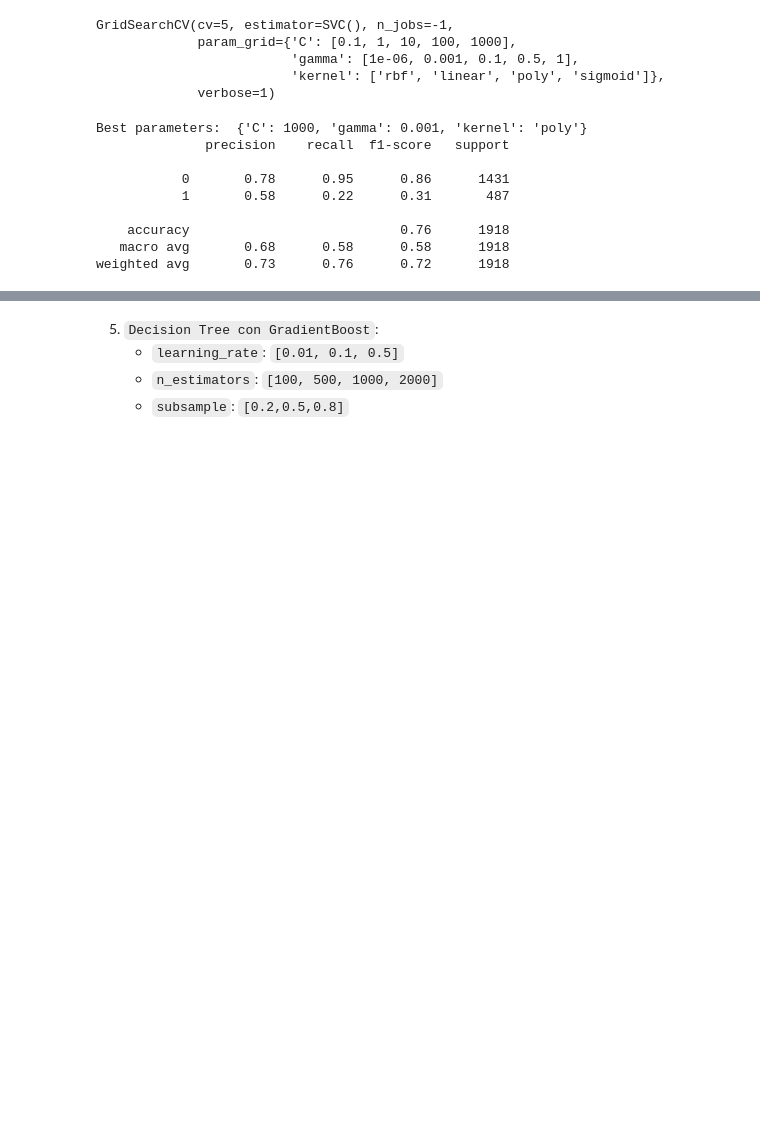
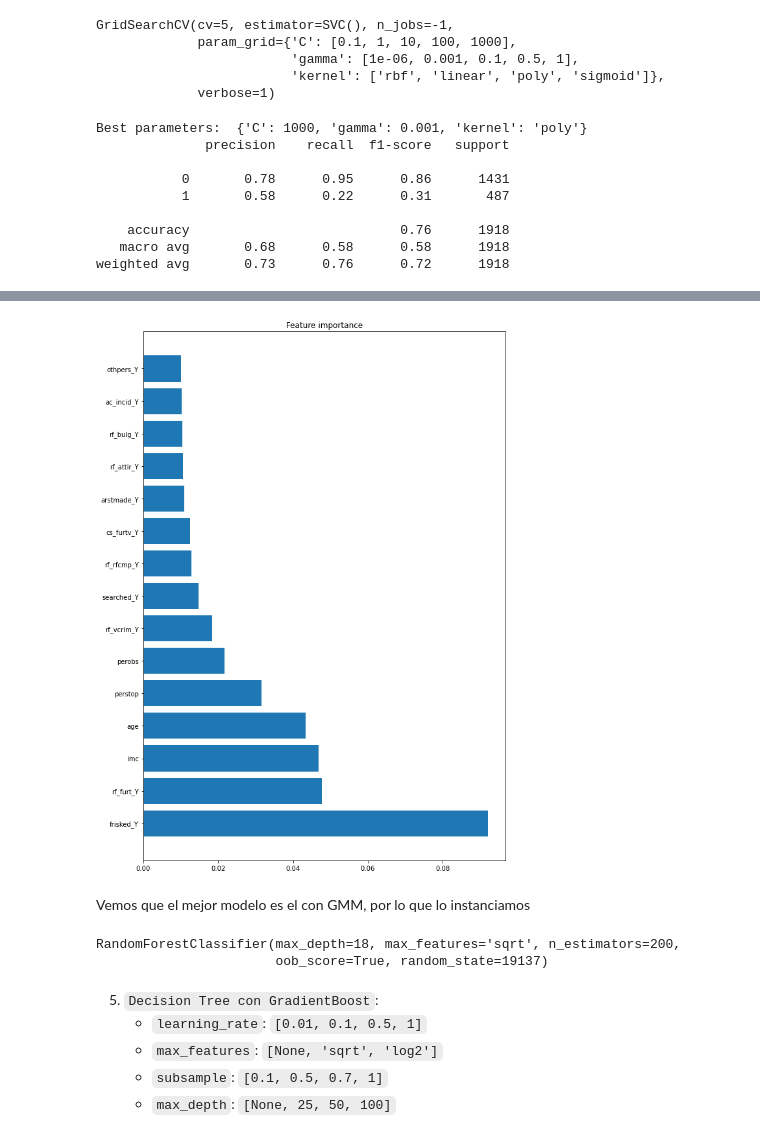
Before and after one commit to Japsz/DesafioLatam, a Jupyter notebook: Unidad 3 - Machine Learning/Prueba/Predicción de delitos/hito1.ipynb, the cells around one changed output, grey strips where cells are left out. Drawn from its saved outputs; the diff is of its cells as text; code cells hidden in the pictures; blank space fills up the shorter version.

```diff
--- a/Unidad 3 - Machine Learning/Prueba/Predicción de delitos/hito1.ipynb
+++ b/Unidad 3 - Machine Learning/Prueba/Predicción de delitos/hito1.ipynb
@@ -778,0 +827,4 @@ weighted avg       0.62      0.36      0.35      1918
+# %%
+# Instanciamos el modelo con los mejores hiperparámetros
+qdaModel = QuadraticDiscriminantAnalysis(priors=None)
+qdaModel.fit(X_GMM_train, y_GMM_train)
@@ -825,10 +889,10 @@ weighted avg       0.73      0.76      0.72      1918
 # %%
 # Definimos los hiperparámetros de búsqueda para Random Forest
-max_depth = [None, 3, 5, 15, 25]
-n_estimators = [50, 200, 500]
+max_depth = np.linspace(2, len(newDf.columns), 10, dtype=int)
+n_estimators = [50, 100, 200]
 max_features = [None, 'sqrt', 'log2']
 # Entrenamos el modelo
-rfSearch = GridSearchCV(RandomForestClassifier(random_state=19137, oob_score=True), {'max_depth': max_depth, 'n_estimators': n_estimators, 'max_features': max_features}, cv=10, n_jobs=-1, verbose=1)
+rfSearch = GridSearchCV(RandomForestClassifier(random_state=19137, oob_score=True), {'max_depth': max_depth, 'n_estimators': n_estimators, 'max_features': max_features}, cv=3, n_jobs=-1, verbose=1)
 rfSearch.fit(X_train, y_train)
 # Evaluamos los mejores hiperparámetros
 print('Best parameters: ', rfSearch.best_params_)
@@ -852,6 +915,6 @@ weighted avg       0.73      0.76      0.71      1918
 # %%
 # Entrenamos el modelo
-rfSearch = GridSearchCV(RandomForestClassifier(random_state=19137, oob_score=True), {'max_depth': max_depth, 'n_estimators': n_estimators, 'max_features': max_features}, cv=10, n_jobs=-1, verbose=1)
+rfSearch = GridSearchCV(RandomForestClassifier(random_state=19137, oob_score=True), {'max_depth': max_depth, 'n_estimators': n_estimators, 'max_features': max_features}, cv=3, n_jobs=-1, verbose=1)
 rfSearch.fit(X_GMM_train, y_GMM_train)
 # Evaluamos los mejores hiperparámetros
 print('Best parameters: ', rfSearch.best_params_)
@@ -875,8 +937,40 @@ weighted avg       0.73      0.76      0.72      1918
+# %%
+# Traemos el método de la lectura y le hacemos mejoras
+def plot_importance(fit_model, feat_names, number = 50, size=(20, 15), plot=True):
+    """TODO: Docstring for plot_importance.
+
+    :fit_model: TODO
+    :: TODO
+    :returns: TODO
+
+    """
+    tmp_importance = fit_model.feature_importances_
+    sort_importance = np.argsort(tmp_importance)[::-1]
+    names = [feat_names[i] for i in sort_importance]
+    if plot:
+        plt.figure(figsize=size)
+        plt.title("Feature importance")
+        plt.barh(range(number), tmp_importance[sort_importance[:number]])
+        plt.yticks(range(number), names[:number], rotation=0)
+    return names[:number]
+plot_importance(rfSearch.best_estimator_, gmmMixtureDf.columns, number=15, plot=True, size=(10, 15));
+# %% [output]
+[figure, added]
+# %% [markdown]
+Vemos que el mejor modelo es el con GMM, por lo que lo instanciamos
+# %%
+# Instanciamos el modelo con los mejores hiperparámetros
+rfModel = RandomForestClassifier(max_depth=18, n_estimators=200, max_features='sqrt', random_state=19137, oob_score=True)
+rfModel.fit(X_GMM_train, y_GMM_train)
+# %% [output]
+RandomForestClassifier(max_depth=18, max_features='sqrt', n_estimators=200,
+                       oob_score=True, random_state=19137)
 # %% [markdown]
 5. `Decision Tree con GradientBoost`:
-   - `learning_rate`: `[0.01, 0.1, 0.5]`
-   - `n_estimators`: `[100, 500, 1000, 2000]`
-   - `subsample`: `[0.2,0.5,0.8]`
+   - `learning_rate`: `[0.01, 0.1, 0.5, 1]`
+   - `max_features`: `[None, 'sqrt', 'log2']`
+   - `subsample`: `[0.1, 0.5, 0.7, 1]`
+   - `max_depth`: `[None, 25, 50, 100]`
 # %%
 # Definimos los hiperparámetros de búsqueda para GradienBoost
 learning_rate = [0.01, 0.1, 0.5, 1]
```
Also changed, not shown: parts of 53 cells of this notebook, 6 other files.
